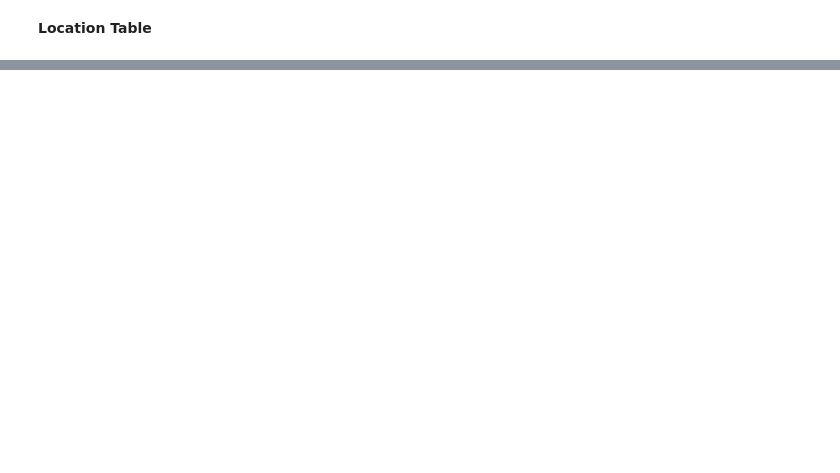
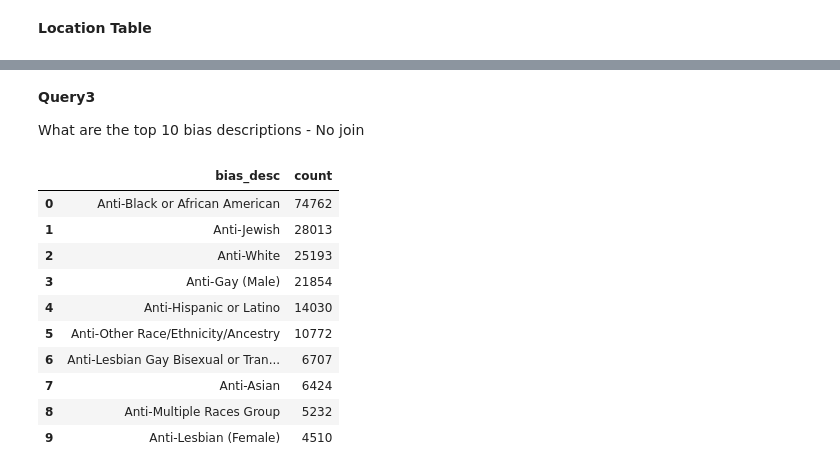
Before and after one commit to SakshiDS/etl_project, a Jupyter notebook: Hate Crime ETL Project.ipynb, the cells around one changed output, grey strips where cells are left out. Drawn from its saved outputs; the diff is of its cells as text; code cells hidden in the pictures; blank space fills up the shorter version.

```diff
--- a/Hate Crime ETL Project.ipynb
+++ b/Hate Crime ETL Project.ipynb
@@ -256,0 +267,12 @@ conn.close()
+# %%
+with psycopg2.connect(host='localhost', dbname='postgres', user='postgres', password=password) as conn:
+
+    query1 = """SELECT state_abbr as state, COUNT(adult_victim_count) as adult_victim_count
+                FROM incident AS i
+                LEFT JOIN location AS l
+                ON i.ori = l.ori
+                GROUP BY state_abbr
+                ORDER BY adult_victim_count DESC;"""
+    state_count = pd.read_sql_query(query1,conn)
+
+state_count.head()
@@ -256,0 +290,13 @@ conn.close()
+# %%
+with psycopg2.connect(host='localhost', dbname='postgres', user='postgres', password=password) as conn:
+
+    query2 = """SELECT region_name AS region, COUNT(incident_id) AS incident_count, data_year AS year
+                FROM incident AS i
+                LEFT JOIN location AS l
+                ON i.ori = l.ori
+                WHERE data_year = 2020
+                GROUP BY region_name, data_year
+                ORDER BY incident_count DESC"""
+    inc_region = pd.read_sql_query(query2,conn)
+
+inc_region.head()
@@ -256,0 +310,26 @@ conn.close()
+# %% [markdown]
+**Query3**
+
+What are the top 10 bias descriptions - No join
+# %%
+with psycopg2.connect(host='localhost', dbname='postgres', user='postgres', password=password) as conn:
+
+    query3 = """SELECT bias_desc, COUNT(*)
+                FROM incident
+                GROUP BY bias_desc
+                ORDER BY count DESC;"""
+    top_bias = pd.read_sql_query(query3,conn)
+
+top_bias.head(10)
+# %% [output]
+|  | bias_desc | count |
+| 0 | Anti-Black or African American | 74762 |
+| 1 | Anti-Jewish | 28013 |
+| 2 | Anti-White | 25193 |
+| 3 | Anti-Gay (Male) | 21854 |
+| 4 | Anti-Hispanic or Latino | 14030 |
+| 5 | Anti-Other Race/Ethnicity/Ancestry | 10772 |
+| 6 | Anti-Lesbian Gay Bisexual or Tran... | 6707 |
+| 7 | Anti-Asian | 6424 |
+| 8 | Anti-Multiple Races Group | 5232 |
+| 9 | Anti-Lesbian (Female) | 4510 |
```
Also changed, not shown: parts of 15 cells of this notebook.
